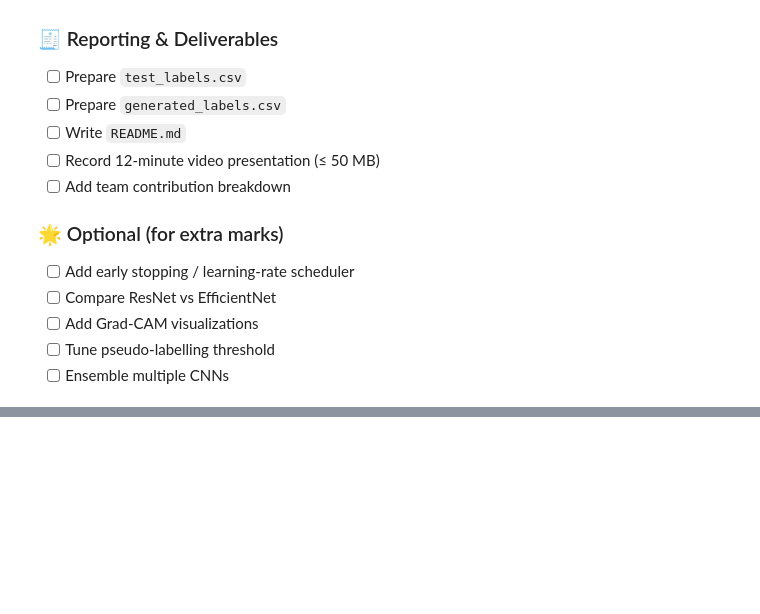
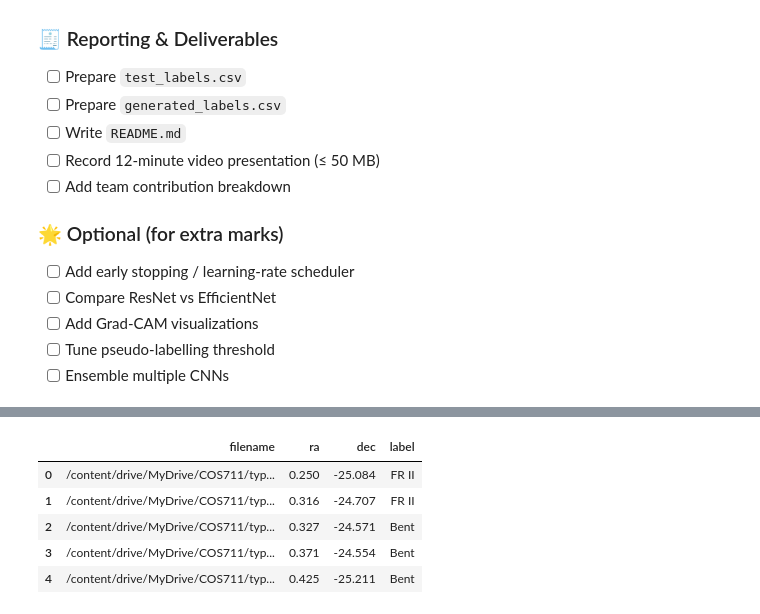
Before and after one commit to Romeo-the-rebel/COS711-Assignment-3, a Jupyter notebook: COS711_Assignment_3.ipynb, the cells around one changed output, grey strips where cells are left out. Drawn from its saved outputs; the diff is of its cells as text; code cells hidden in the pictures; blank space fills up the shorter version.

```diff
--- a/COS711_Assignment_3.ipynb
+++ b/COS711_Assignment_3.ipynb
@@ -60,0 +93,11 @@
+# %%
+#list of all the streamed images
+import os
+image_files = sorted([f for f in os.listdir(exoitc_images) if f.endswith(('.png', '.jpg', '.jpeg', '.gif'))])
+image_files2 = sorted([f for f in os.listdir(typical_images) if f.endswith(('.png', '.jpg', '.jpeg', '.gif'))])
+image_files3 = sorted([f for f in os.listdir(unlabeled_images) if f.endswith(('.png', '.jpg', '.jpeg', '.gif'))])
+print(image_files[:5])
+print("="*50)
+print(image_files2[:5])
+print("="*50)
+print(image_files3[:5])
@@ -60,0 +110,75 @@
+# %%
+#maps an image(exotic and typical) using it's title to a label(in label.csv)
+import pandas as pd
+import os
+import numpy as np
+import glob
+from pathlib import Path
+
+try:
+    from astropy.coordinates import SkyCoord
+    import astropy.units as u
+    ASTROPY_AVAILABLE = True
+except Exception:
+    ASTROPY_AVAILABLE = False
+
+
+labels_csv = "/content/drive/MyDrive/COS711/labels.csv"
+typ_dir = "/content/drive/MyDrive/COS711/typ_PNG"
+exo_dir = "/content/drive/MyDrive/COS711/exo_PNG"
+
+
+labels_df = pd.read_csv(labels_csv, header=1)
+labels_df.rename(columns={labels_df.columns[0]: 'ra', labels_df.columns[1]: 'dec', labels_df.columns[2]: 'label'}, inplace=True) # Rename columns
+
+def parse_coords_from_filename(filename):
+    """Extract RA and DEC (as floats) from an image filename."""
+    base = Path(filename).stem
+    parts = base.replace(",", "_").replace("-", "_-").split("_")
+    floats = []
+    for p in parts:
+        try:
+            val = float(p)
+            floats.append(val)
+            if len(floats) == 2:
+                return floats[0], floats[1]
+        except:
+            continue
+    return None, None
+
+def find_nearest_label(ra_img, dec_img, labels_df):
+    """Find nearest label in labels_df for given RA/DEC."""
+    if ASTROPY_AVAILABLE:
+        c_img = SkyCoord(ra=ra_img*u.deg, dec=dec_img*u.deg)
+        c_labels = SkyCoord(ra=labels_df['ra'].values*u.deg, dec=labels_df['dec'].values*u.deg)
+        sep = c_img.separation(c_labels).arcsec
+        idx = np.argmin(sep)
+        return labels_df.iloc[idx]['label']
+    else:
+        coords = labels_df[['ra', 'dec']].values
+        dists = np.sqrt((coords[:,0]-ra_img)**2 + (coords[:,1]-dec_img)**2)
+        idx = np.argmin(dists)
+        return labels_df.iloc[idx]['label']
+
+def map_images_to_labels(image_dir, labels_df):
+    """Return DataFrame with filename, RA, DEC, and matched label."""
+    image_files = sorted(glob.glob(os.path.join(image_dir, "*")))
+    mapped_data = []
+
+    for f in image_files:
+        ra, dec = parse_coords_from_filename(f)
+        if ra is not None and dec is not None:
+            label = find_nearest_label(ra, dec, labels_df)
+            mapped_data.append([f, ra, dec, label])
+
+    mapped_df = pd.DataFrame(mapped_data, columns=["filename", "ra", "dec", "label"])
+    return mapped_df
+typ_mapped_df = map_images_to_labels(typ_dir, labels_df)
+exo_mapped_df = map_images_to_labels(exo_dir, labels_df)
+print(" Typical mapped:", typ_mapped_df.shape)
+print(" Exotic mapped:", exo_mapped_df.shape)
+all_mapped_df = pd.concat([typ_mapped_df, exo_mapped_df], ignore_index=True)
+display(all_mapped_df.head())
+all_mapped_df.to_csv("/content/drive/MyDrive/COS711/mapped_labels.csv", index=False)
+print("💾 Mapped labels saved to /content/drive/MyDrive/COS711/mapped_labels.csv")
+# %% [output]
@@ -60,0 +187,6 @@
+|  | filename | ra | dec | label |
+| 0 | /content/drive/MyDrive/COS711/typ... | 0.250 | -25.084 | FR II |
+| 1 | /content/drive/MyDrive/COS711/typ... | 0.316 | -24.707 | FR II |
+| 2 | /content/drive/MyDrive/COS711/typ... | 0.327 | -24.571 | Bent |
+| 3 | /content/drive/MyDrive/COS711/typ... | 0.371 | -24.554 | Bent |
+| 4 | /content/drive/MyDrive/COS711/typ... | 0.425 | -25.211 | Bent |
```
Also changed, not shown: parts of 10 cells of this notebook.
